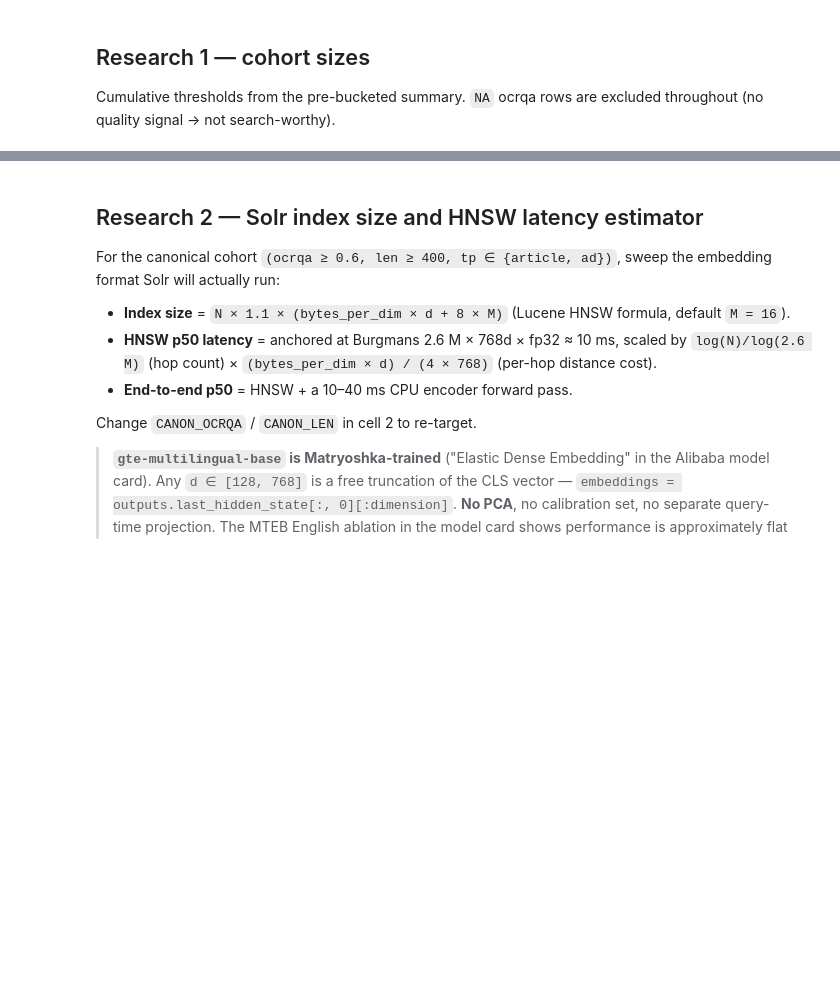
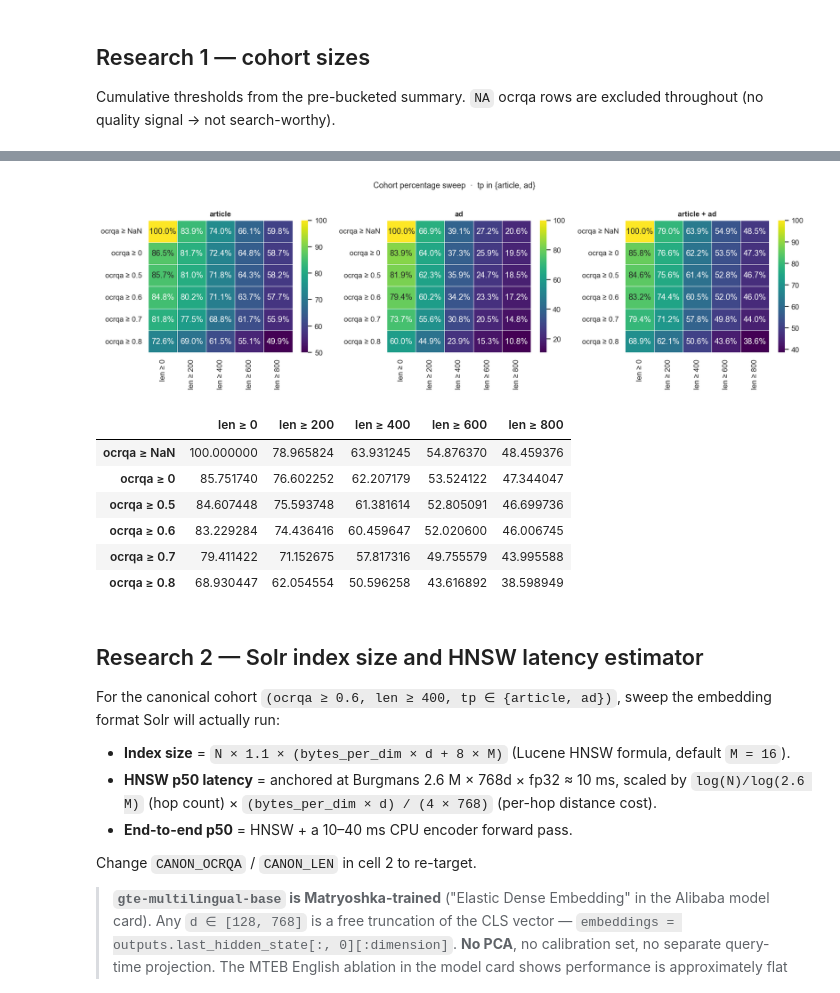
Before and after one commit to impresso/impresso-text-embedder, a Jupyter notebook: feasability/embeddings_feasibility.ipynb, the cells around one changed output, grey strips where cells are left out. Drawn from its saved outputs; the diff is of its cells as text; code cells hidden in the pictures; blank space fills up the shorter version.

```diff
--- a/feasability/embeddings_feasibility.ipynb
+++ b/feasability/embeddings_feasibility.ipynb
@@ -170,3 +168,36 @@ g_both
+# %%
+def grid(tp: str | None = None) -> pd.DataFrame:
+    nb_total = int(artad[artad['tp'] == tp]['n'].sum()) if tp is not None else int(artad['n'].sum())
+    return pd.DataFrame(
+        {f'len ≥ {lt}': [100*(count_for(qt, lt, tp=tp)/nb_total) for qt in OCRQA_THRESHOLDS] for lt in LEN_THRESHOLDS},
+        index=[f'ocrqa ≥ {qt}' for qt in OCRQA_THRESHOLDS],
+    )
+
+g_article = grid('article')
+g_ad      = grid('ad')
+g_both    = grid()
+
+fig, axes = plt.subplots(1, 3, figsize=(15, 4.4))
+for ax, g, title in zip(axes, [g_article, g_ad, g_both], ['article', 'ad', 'article + ad']):
+    annot = (g).map(lambda x: f'{x:.1f}%')
+    sns.heatmap(g, annot=annot.values, fmt='', cmap='viridis', linewidths=0.4, ax=ax)
+    ax.set_title(title)
+    ax.set_xlabel(''); ax.set_ylabel('')
+fig.suptitle('Cohort percentage sweep  ·  tp in {article, ad}', fontsize=12, y=1.02)
+plt.tight_layout()
+fig.savefig(FIGURES_DIR / 'cohort_percentage.png', bbox_inches='tight')
+plt.show()
+
+g_both
+# %% [output]
+[figure, added]
+|  | len ≥ 0 | len ≥ 200 | len ≥ 400 | len ≥ 600 | len ≥ 800 |
+| ocrqa ≥ NaN | 100.000000 | 78.965824 | 63.931245 | 54.876370 | 48.459376 |
+| ocrqa ≥ 0 | 85.751740 | 76.602252 | 62.207179 | 53.524122 | 47.344047 |
+| ocrqa ≥ 0.5 | 84.607448 | 75.593748 | 61.381614 | 52.805091 | 46.699736 |
+| ocrqa ≥ 0.6 | 83.229284 | 74.436416 | 60.459647 | 52.020600 | 46.006745 |
+| ocrqa ≥ 0.7 | 79.411422 | 71.152675 | 57.817316 | 49.755579 | 43.995588 |
+| ocrqa ≥ 0.8 | 68.930447 | 62.054554 | 50.596258 | 43.616892 | 38.598949 |
 # %% [markdown]
 ## Research 2 — Solr index size and HNSW latency estimator
 
```
Also changed, not shown: parts of 7 cells of this notebook.
